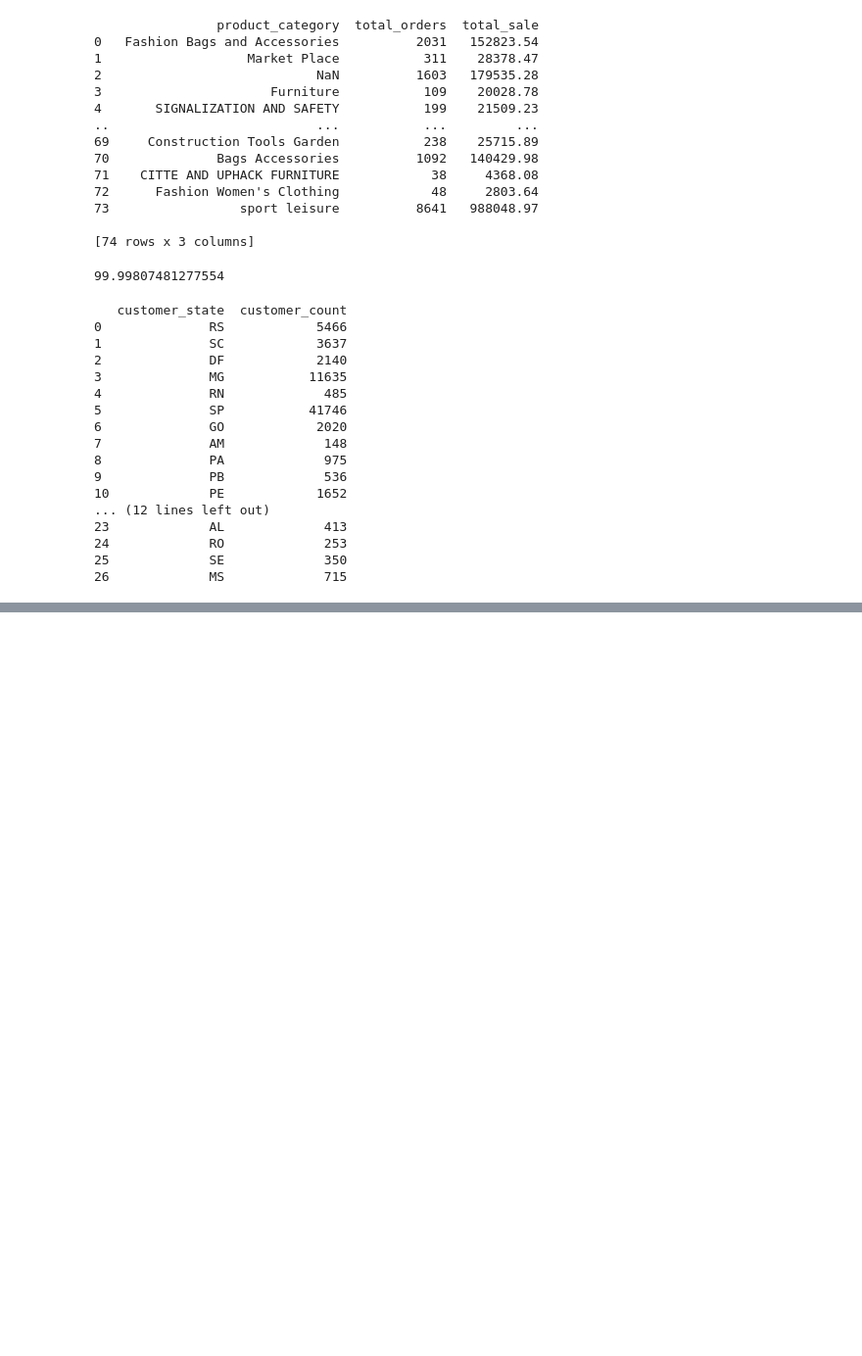
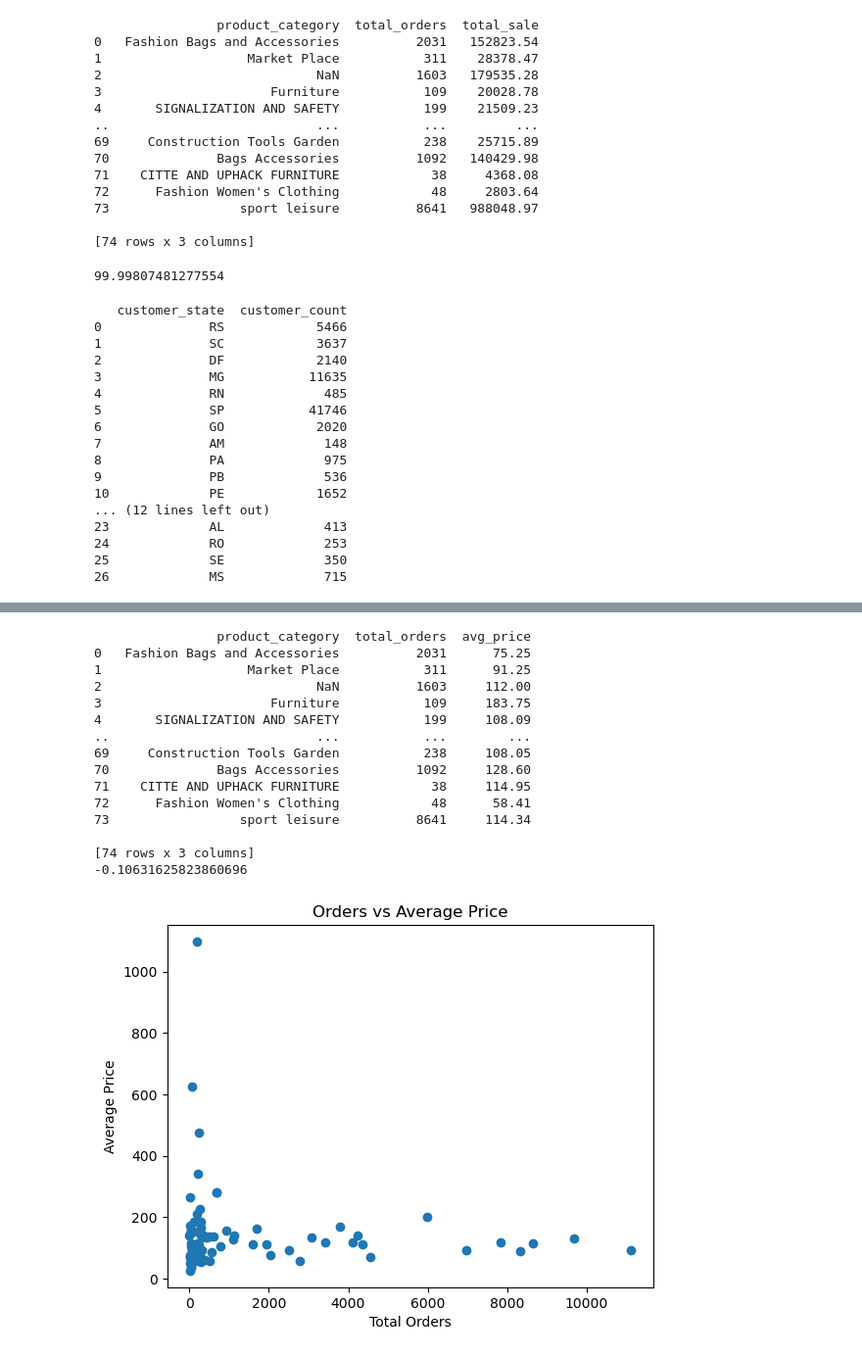
Before and after one commit to KISMAT1234/Data-Analysis, a Jupyter notebook: olist/index.ipynb, the cells around one changed output, grey strips where cells are left out. Shown at 98% size. Cells and saved outputs as stored; diff of their text form; code cells hidden in the pictures; blank space fills up the shorter version.

```diff
--- a/olist/index.ipynb
+++ b/olist/index.ipynb
@@ -191,0 +212,30 @@ plt.show()
+# %%
+# Identifying the corelation between product price and the number of times a product has been purchased
+query = "SELECT p.product_category, COUNT(o.product_id) AS total_orders, ROUND(AVG(o.price)::numeric,2) AS avg_price FROM products p LEFT JOIN order_items o ON p.product_id = o.product_id GROUP BY p.product_category"
+orders = pd.read_sql(query, engine)
+print(orders)
+correlation = orders['total_orders'].corr(orders['avg_price'])
+print(correlation)
+
+plt.scatter(orders['total_orders'], orders['avg_price'])
+plt.xlabel('Total Orders')
+plt.ylabel('Average Price')
+plt.title('Orders vs Average Price')
+plt.show()
+# %% [output]
+                product_category  total_orders  avg_price
+0   Fashion Bags and Accessories          2031      75.25
+1                   Market Place           311      91.25
+2                            NaN          1603     112.00
+3                      Furniture           109     183.75
+4       SIGNALIZATION AND SAFETY           199     108.09
+..                           ...           ...        ...
+69     Construction Tools Garden           238     108.05
+70              Bags Accessories          1092     128.60
+71    CITTE AND UPHACK FURNITURE            38     114.95
+72      Fashion Women's Clothing            48      58.41
+73                 sport leisure          8641     114.34
+
+[74 rows x 3 columns]
+-0.10631625823860696
+[figure, added]
```
Also changed, not shown: parts of 6 cells of this notebook.
